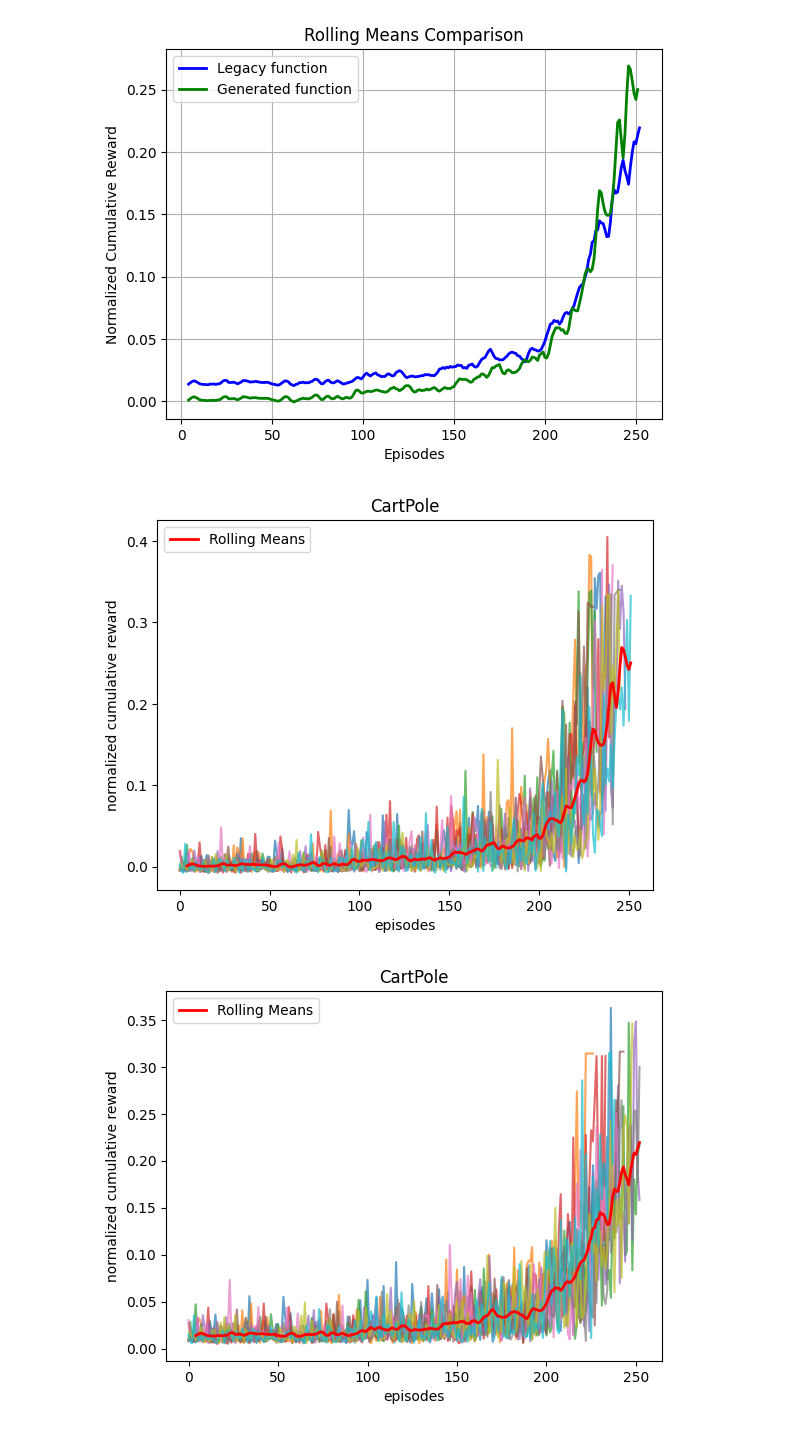
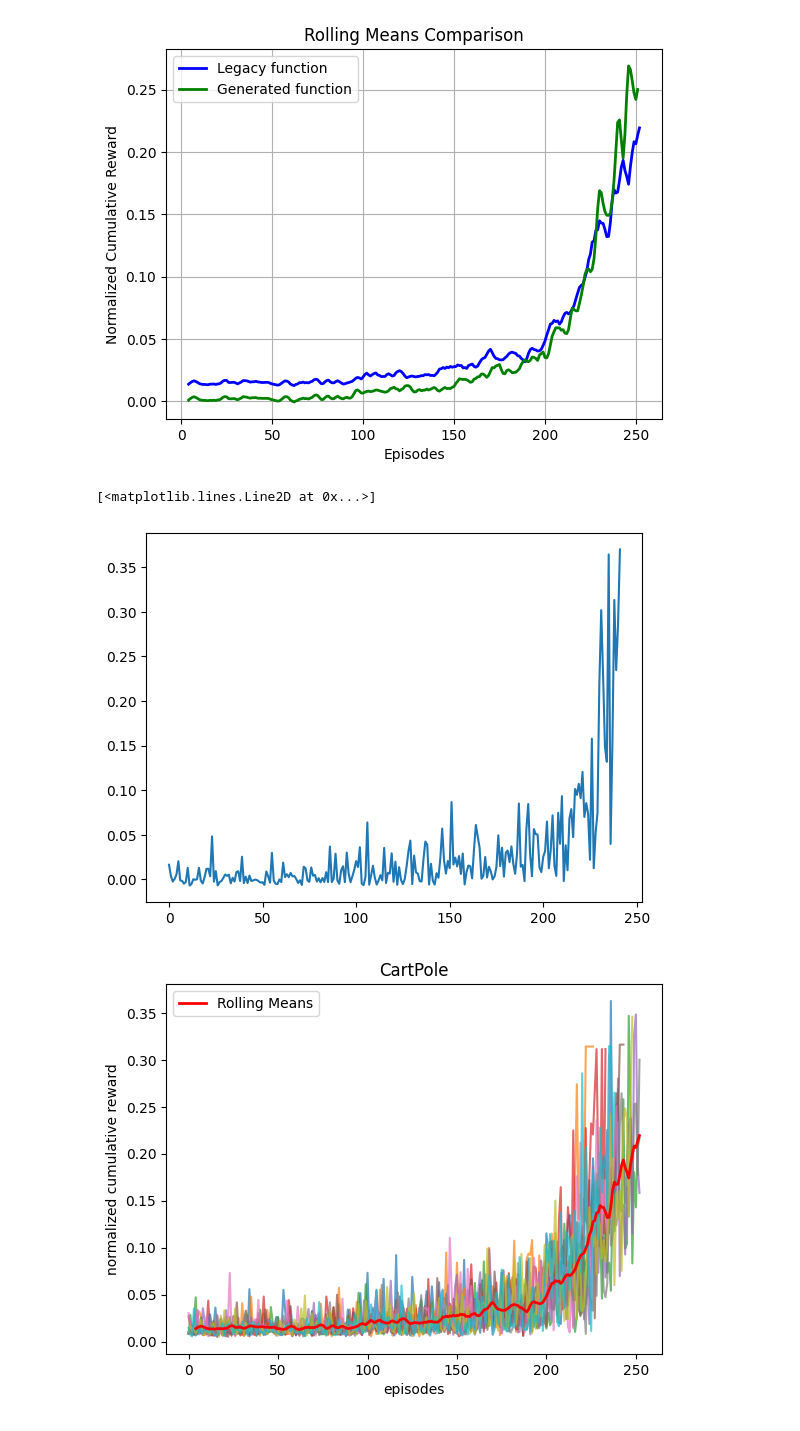
Before and after one commit to VIRAL-UCBL1/VIRAL, a Jupyter notebook: src/data/analyse.ipynb, the cells around one changed output. Cells and saved outputs as stored; diff of their text form; code cells hidden in the pictures.

```diff
--- a/src/data/analyse.ipynb
+++ b/src/data/analyse.ipynb
@@ -116,10 +116,11 @@ best.describe()
 plot_rolling_means(legacy, best, 'Legacy function', 'Generated function')
 # %% [output]
 [figure]
-# %%
-plot_reward(best)
-# %% [output]
-[figure, removed]
+# %%
+plt.plot(best['rewards'].iloc[6])
+# %% [output]
+[<matplotlib.lines.Line2D at 0x...>]
+[figure, added]
 # %%
 plot_reward(legacy)
 # %% [output]
```
Also changed, not shown: 5 other files.
